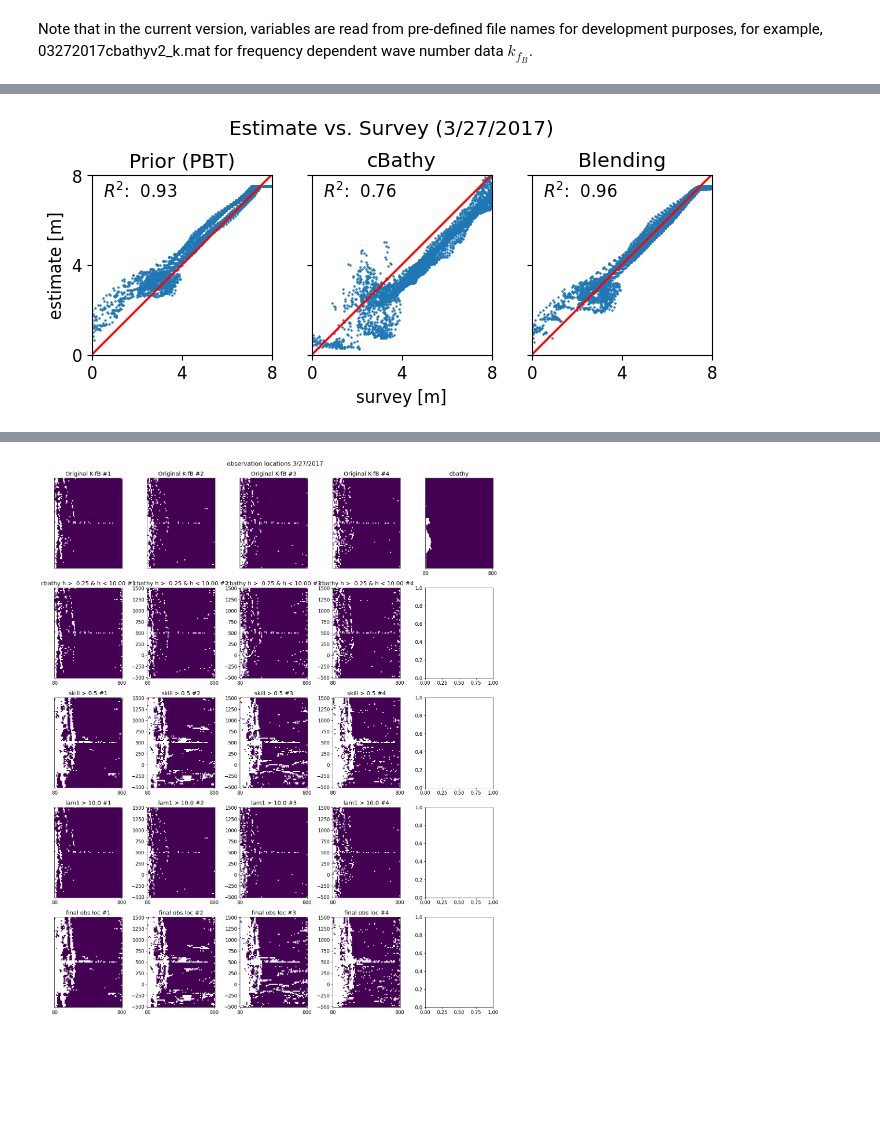
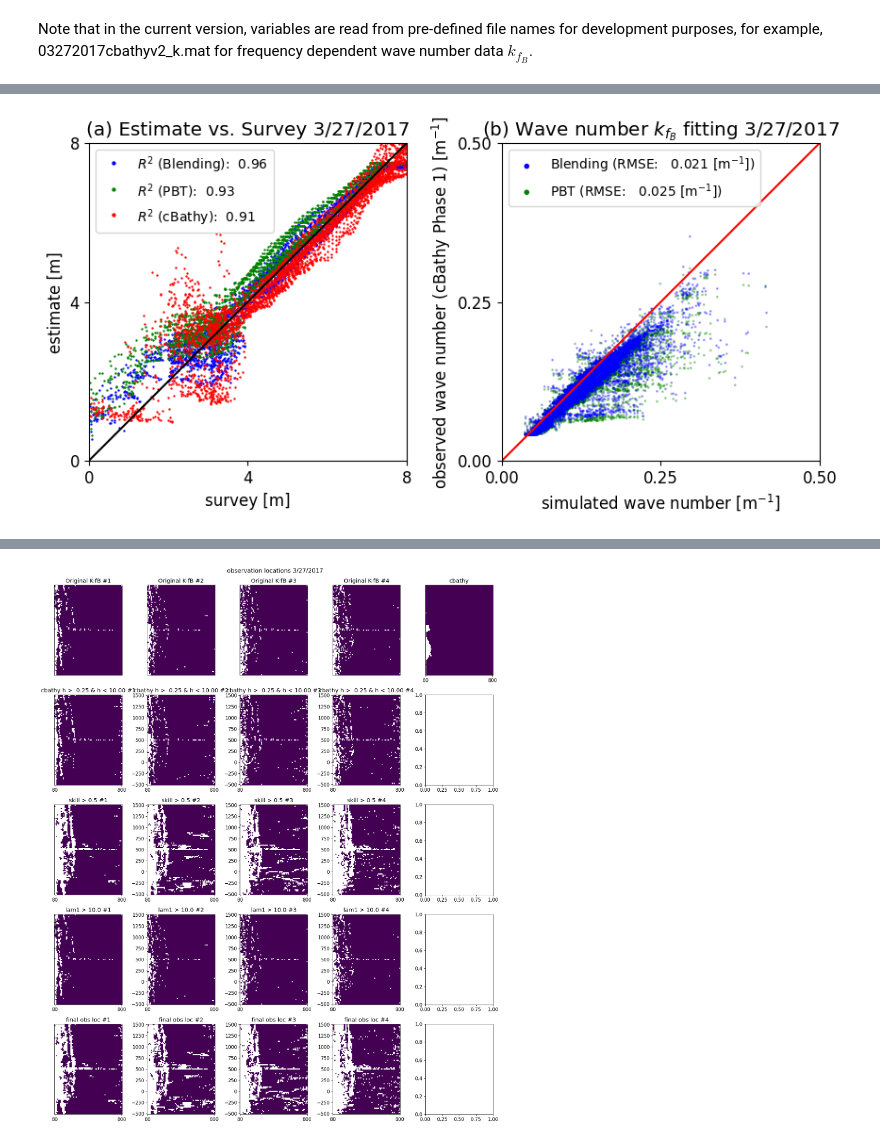
Before and after one commit to jonghyunharrylee/blendbathyERDC, a Jupyter notebook: BlendingExampleFRF.ipynb, the cells around one changed output, grey strips where cells are left out. Drawn from its saved outputs; the diff is of its cells as text; code cells hidden in the pictures; blank space fills up the shorter version.

```diff
--- a/BlendingExampleFRF.ipynb
+++ b/BlendingExampleFRF.ipynb
@@ -87,4 +85,4 @@ if params['use_testdata'] == 2:
 # %%
-DuckBathy.plot_bathy_fitting()
+DuckBathy.plot_bathy_fitting_wavenumber()
 # %% [output]
-[figure, old version]
+[figure, new version]
```
Also changed, not shown: parts of 12 cells of this notebook.
